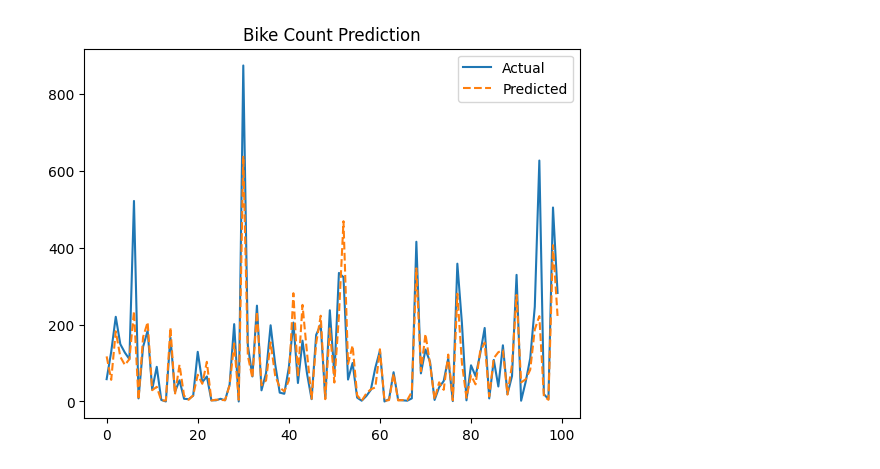
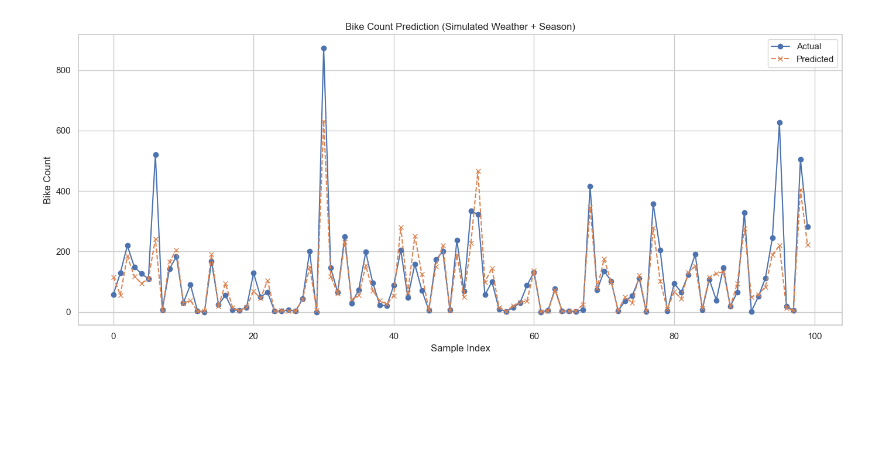
Before and after one commit to KARTIK448/DM, a Jupyter notebook: fremont/fremont.ipynb, the cells around one changed output. Cells and saved outputs as stored; diff of their text form; code cells hidden in the pictures; blank space fills up the shorter version.

```diff
--- a/fremont/fremont.ipynb
+++ b/fremont/fremont.ipynb
@@ -2,41 +2,93 @@
 import pandas as pd
 from sklearn.ensemble import RandomForestRegressor
 from sklearn.model_selection import train_test_split
-from sklearn.metrics import mean_squared_error
+from sklearn.metrics import mean_squared_error, r2_score
 import matplotlib.pyplot as plt
+import numpy as np
 
-# Load the data (after downloading the CSV manually or using an API)
+# -------------------------------
+# Load Bike Count Data
+# -------------------------------
 df = pd.read_csv("Fremont_Bridge_Hourly_Bicycle_Counts.csv",
                  parse_dates=["Date"],
                  date_parser=lambda x: pd.to_datetime(x, format="%m/%d/%Y %I:%M:%S %p"))
-df.head()
-print(df.columns)
 
-df["total_bikes"] = df['Fremont Bridge Sidewalks, south of N 34th St Total'].fillna(0)
+# -------------------------------
+# Process Bike Counts
+# -------------------------------
+if "Fremont Bridge Sidewalks, south of N 34th St Total" in df.columns:
+    df["total_bikes"] = df["Fremont Bridge Sidewalks, south of N 34th St Total"].fillna(0)
+else:
+    df["total_bikes"] = df.iloc[:, 1:].sum(axis=1)
 
-
-# Time features
+# -------------------------------
+# Time Features
+# -------------------------------
 df["hour"] = df["Date"].dt.hour
 df["dayofweek"] = df["Date"].dt.dayofweek
 df["month"] = df["Date"].dt.month
-df["is_weekend"] = df["dayofweek"] >= 5
+df["is_weekend"] = (df["dayofweek"] >= 5).astype(int)
 
-# Model training
-X = df[["hour", "dayofweek", "month", "is_weekend"]]
+# -------------------------------
+# Season Feature
+# -------------------------------
+def get_season(month):
+    if month in [12, 1, 2]:
+        return "Winter"
+    elif month in [3, 4, 5]:
+        return "Spring"
+    elif month in [6, 7, 8]:
+        return "Summer"
+    else:
+        return "Fall"
+
+df["season"] = df["month"].apply(get_season)
+
+# -------------------------------
+# Simulated Weather Data
+# -------------------------------
+# TMAX: Max temperature (rough approximation)
+np.random.seed(42)
+
+
+
+
+# -------------------------------
+# One-hot Encode Season
+# -------------------------------
+df = pd.get_dummies(df, columns=["season"], drop_first=True)
+
+# -------------------------------
+# Modeling
+# -------------------------------
+feature_cols = ["hour", "dayofweek", "month", "is_weekend",
+                "season_Spring", "season_Summer", "season_Winter"]
+X = df[feature_cols]
 y = df["total_bikes"]
+
 X_train, X_test, y_train, y_test = train_test_split(X, y, test_size=0.2, random_state=42)
 
-model = RandomForestRegressor()
+model = RandomForestRegressor(n_estimators=100, max_depth=15, random_state=42)
 model.fit(X_train, y_train)
 y_pred = model.predict(X_test)
 
-# Evaluation
-print("RMSE:", round(mean_squared_error(y_test, y_pred), 2))
+rmse = round(np.sqrt(mean_squared_error(y_test, y_pred)), 2)
+r2 = round(r2_score(y_test, y_pred), 2)
 
-# Plot
-plt.plot(y_test.values[:100], label="Actual")
-plt.plot(y_pred[:100], label="Predicted", linestyle="--")
+print(f"RMSE: {rmse}")
+print(f"R² Score: {r2}")
+
+# -------------------------------
+# Visualization
+# -------------------------------
+plt.figure(figsize=(14, 6))
+plt.plot(y_test.values[:100], label="Actual", marker='o')
+plt.plot(y_pred[:100], label="Predicted", linestyle="--", marker='x')
+plt.title("Bike Count Prediction (Simulated Weather + Season)")
+plt.xlabel("Sample Index")
+plt.ylabel("Bike Count")
 plt.legend()
-plt.title("Bike Count Prediction")
+plt.grid(True)
+plt.tight_layout()
 plt.show()
 # %% [output]
@@ -48,2 +97,2 @@ RMSE: 3480.31
-[figure, old version]
+[figure, new version]
 # %%
```
Also changed, not shown: parts of 2 cells of this notebook, 1 other file.
